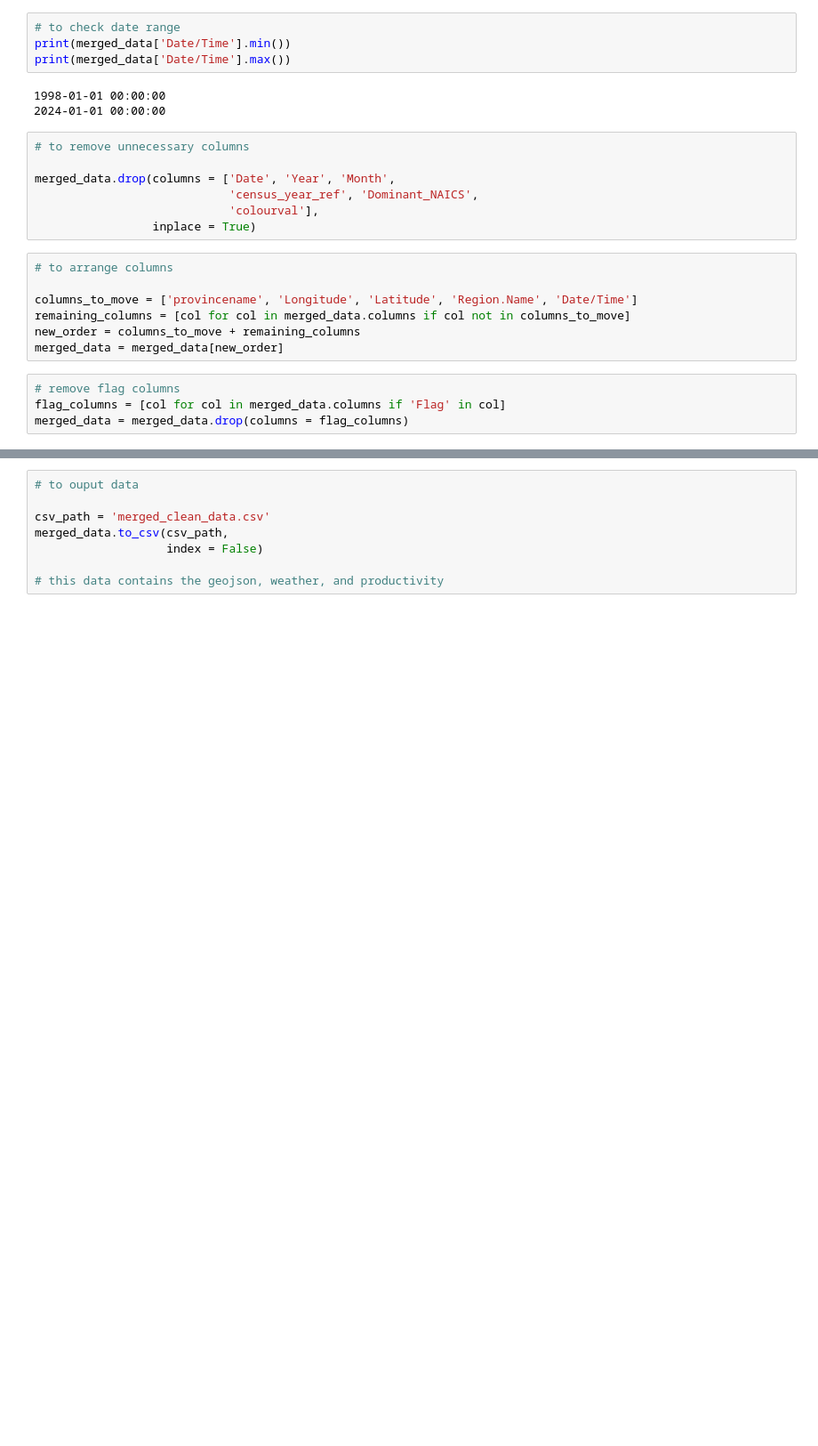
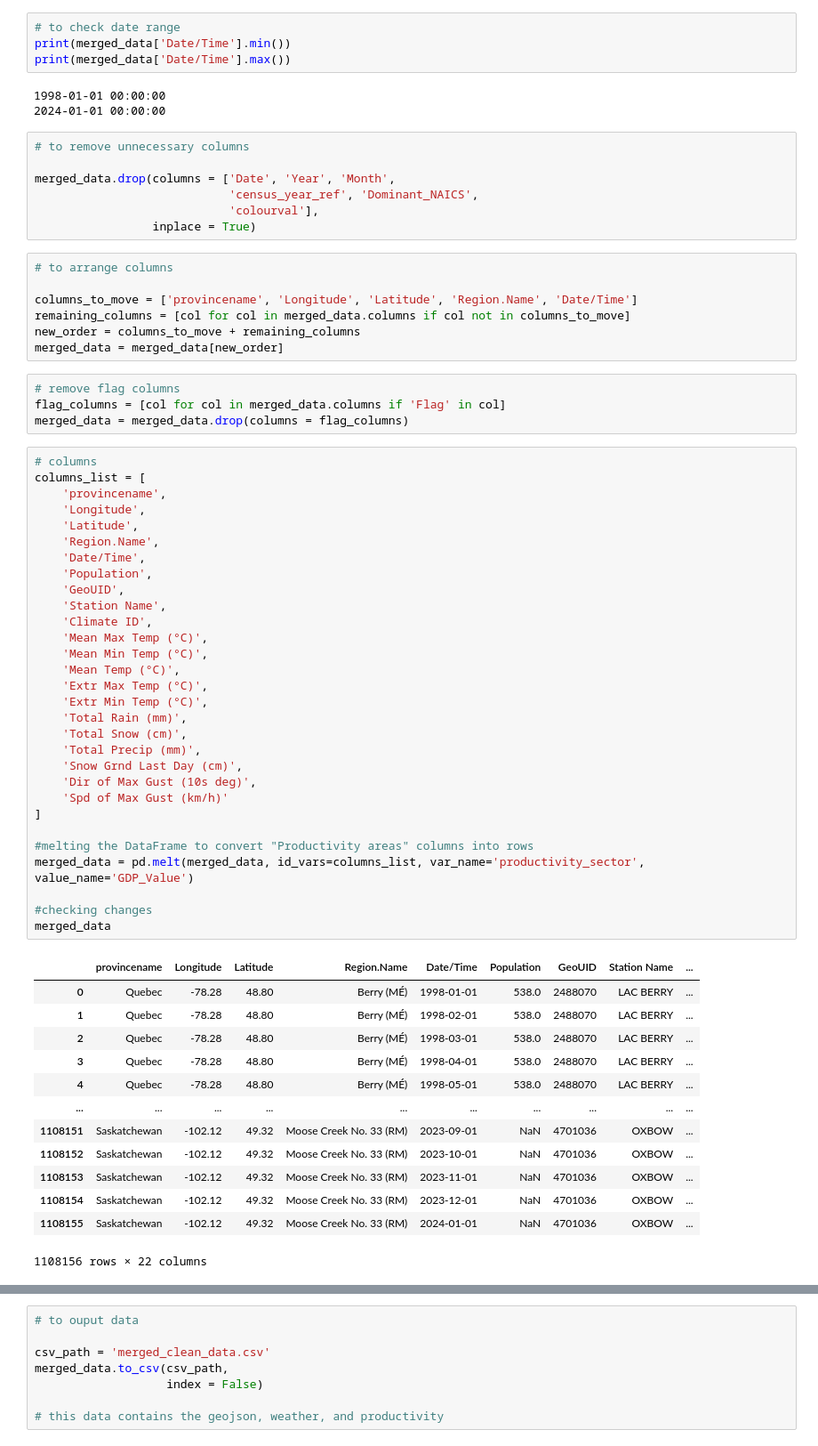
Before and after one commit to chustjarey/Climate-Change-and-its-Economic-Impact-DAB422-24W-004-Group9, a Jupyter notebook: Part II/04_Productivity.ipynb, the cells around one changed output, grey strips where cells are left out. Shown at 89% size. Cells and saved outputs as stored; diff of their text form; blank space fills up the shorter version.

```diff
--- a/Part II/04_Productivity.ipynb
+++ b/Part II/04_Productivity.ipynb
@@ -232,6 +220,50 @@ merged_data = merged_data[new_order]
 # remove flag columns
 flag_columns = [col for col in merged_data.columns if 'Flag' in col]
 merged_data = merged_data.drop(columns = flag_columns)
+# %%
+# columns
+columns_list = [
+    'provincename',
+    'Longitude',
+    'Latitude',
+    'Region.Name',
+    'Date/Time',
+    'Population',
+    'GeoUID',
+    'Station Name',
+    'Climate ID',
+    'Mean Max Temp (°C)',
+    'Mean Min Temp (°C)',
+    'Mean Temp (°C)',
+    'Extr Max Temp (°C)',
+    'Extr Min Temp (°C)',
+    'Total Rain (mm)',
+    'Total Snow (cm)',
+    'Total Precip (mm)',
+    'Snow Grnd Last Day (cm)',
+    'Dir of Max Gust (10s deg)',
+    'Spd of Max Gust (km/h)'
+]
+
+#melting the DataFrame to convert "Productivity areas" columns into rows
+merged_data = pd.melt(merged_data, id_vars=columns_list, var_name='productivity_sector', value_name='GDP_Value')
+
+#checking changes
+merged_data
+# %% [output]
+|  | provincename | Longitude | Latitude | Region.Name | Date/Time | Population | GeoUID | Station Name | ... |
+| 0 | Quebec | -78.28 | 48.80 | Berry (MÉ) | 1998-01-01 | 538.0 | 2488070 | LAC BERRY | ... |
+| 1 | Quebec | -78.28 | 48.80 | Berry (MÉ) | 1998-02-01 | 538.0 | 2488070 | LAC BERRY | ... |
+| 2 | Quebec | -78.28 | 48.80 | Berry (MÉ) | 1998-03-01 | 538.0 | 2488070 | LAC BERRY | ... |
+| 3 | Quebec | -78.28 | 48.80 | Berry (MÉ) | 1998-04-01 | 538.0 | 2488070 | LAC BERRY | ... |
+| 4 | Quebec | -78.28 | 48.80 | Berry (MÉ) | 1998-05-01 | 538.0 | 2488070 | LAC BERRY | ... |
+| ... | ... | ... | ... | ... | ... | ... | ... | ... | ... |
+| 1108151 | Saskatchewan | -102.12 | 49.32 | Moose Creek No. 33 (RM) | 2023-09-01 | NaN | 4701036 | OXBOW | ... |
+| 1108152 | Saskatchewan | -102.12 | 49.32 | Moose Creek No. 33 (RM) | 2023-10-01 | NaN | 4701036 | OXBOW | ... |
+| 1108153 | Saskatchewan | -102.12 | 49.32 | Moose Creek No. 33 (RM) | 2023-11-01 | NaN | 4701036 | OXBOW | ... |
+| 1108154 | Saskatchewan | -102.12 | 49.32 | Moose Creek No. 33 (RM) | 2023-12-01 | NaN | 4701036 | OXBOW | ... |
+| 1108155 | Saskatchewan | -102.12 | 49.32 | Moose Creek No. 33 (RM) | 2024-01-01 | NaN | 4701036 | OXBOW | ... |
+1108156 rows × 22 columns
 # %%
 merged_data.shape
 # %% [output]
```
Also changed, not shown: parts of 9 cells of this notebook.
